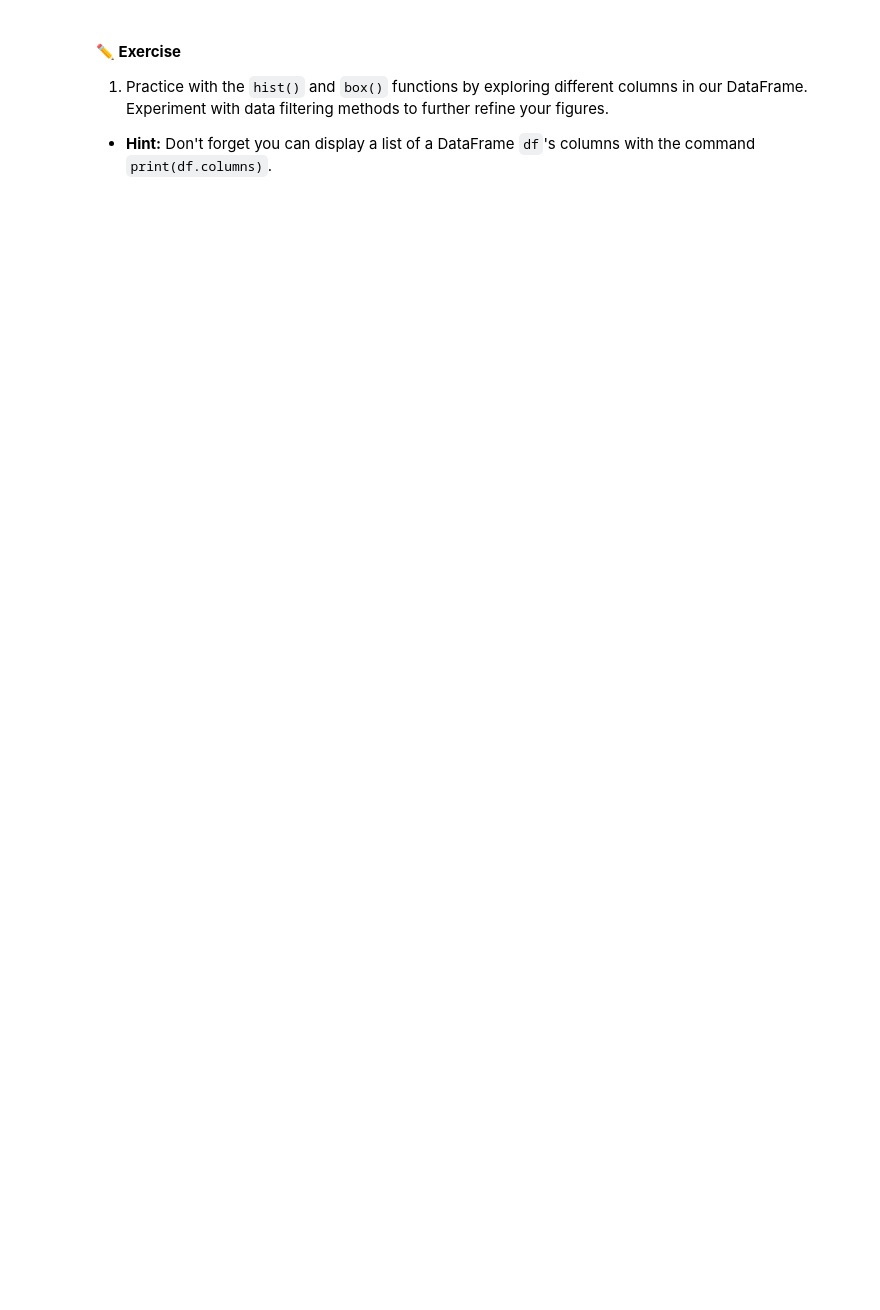
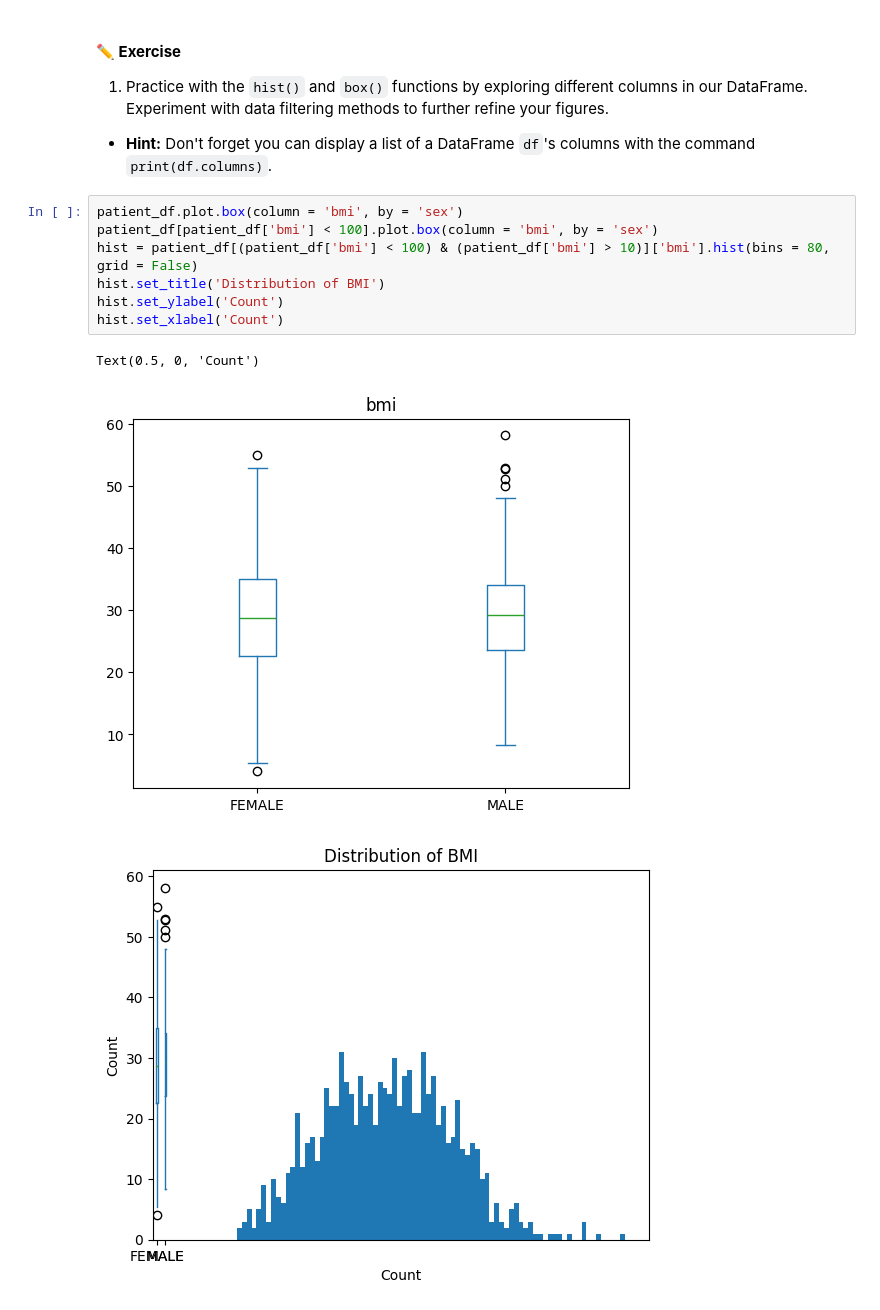
Before and after one commit to wodchiss/BME3053C-Spring-2025, a Jupyter notebook: lessons-solved/04_Pandas_2-12-2025.ipynb, the cells around one changed output. Cells and saved outputs as stored; diff of their text form; blank space fills up the shorter version.

```diff
--- a/lessons-solved/04_Pandas_2-12-2025.ipynb
+++ b/lessons-solved/04_Pandas_2-12-2025.ipynb
@@ -570,3 +605,14 @@ dtype: object
 1. Practice with the `hist()` and `box()` functions by exploring different columns in our DataFrame. Experiment with data filtering methods to further refine your figures.
 
 * **Hint:** Don't forget you can display a list of a DataFrame `df`'s columns with the command `print(df.columns)`.
+# %%
+patient_df.plot.box(column = 'bmi', by = 'sex')
+patient_df[patient_df['bmi'] < 100].plot.box(column = 'bmi', by = 'sex')
+hist = patient_df[(patient_df['bmi'] < 100) & (patient_df['bmi'] > 10)]['bmi'].hist(bins = 80, grid = False)
+hist.set_title('Distribution of BMI')
+hist.set_ylabel('Count')
+hist.set_xlabel('Count')
+# %% [output]
+Text(0.5, 0, 'Count')
+[figure, added]
+[figure, added]
```
Also changed, not shown: parts of 7 cells of this notebook.
